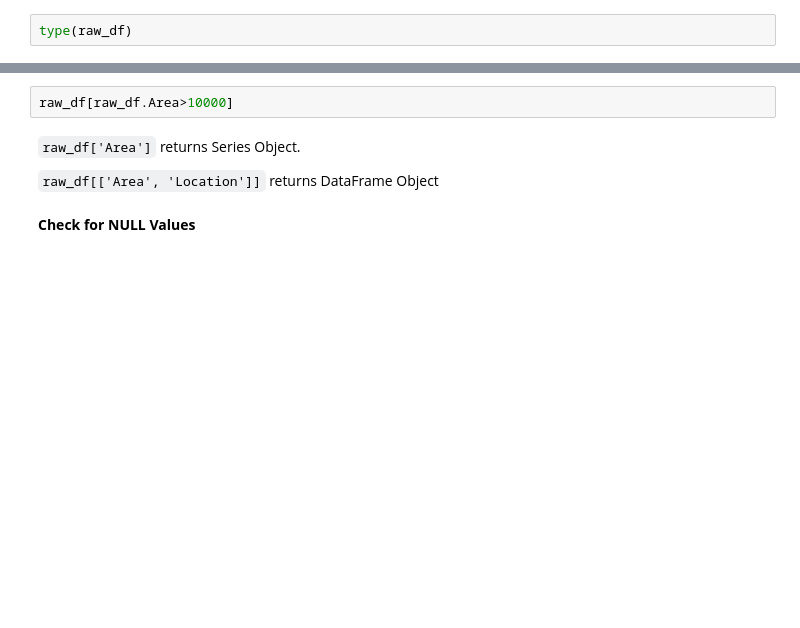
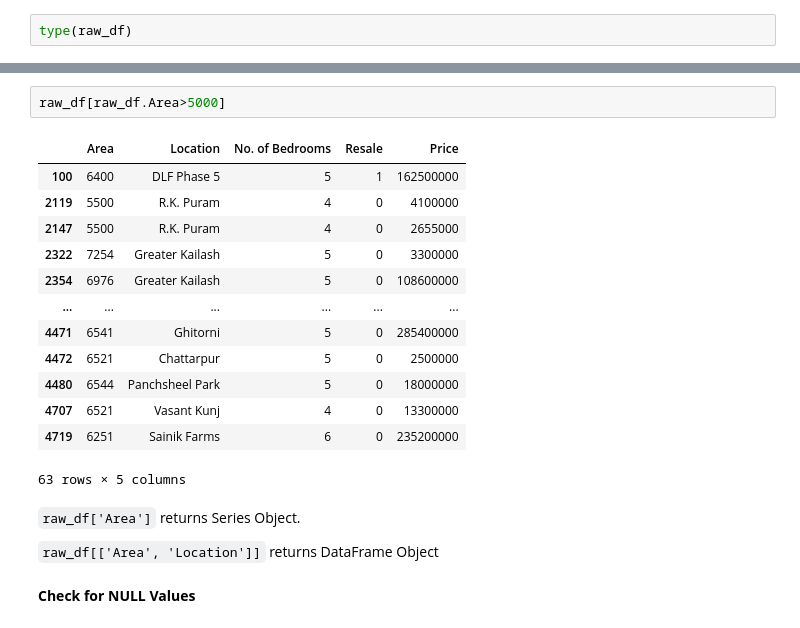
Before and after one commit to Parth0330/AI-ipynb, a Jupyter notebook: 04kaggleDataExploration.ipynb, the cells around one changed output, grey strips where cells are left out. Drawn from its saved outputs; the diff is of its cells as text; blank space fills up the shorter version.

```diff
--- a/04kaggleDataExploration.ipynb
+++ b/04kaggleDataExploration.ipynb
@@ -136,5 +228,19 @@ raw_df.Area>100
 # %%
-raw_df[raw_df.Area>10000]
+raw_df[raw_df.Area>5000]
+# %% [output]
+|  | Area | Location | No. of Bedrooms | Resale | Price |
+| 100 | 6400 | DLF Phase 5 | 5 | 1 | 162500000 |
+| 2119 | 5500 | R.K. Puram | 4 | 0 | 4100000 |
+| 2147 | 5500 | R.K. Puram | 4 | 0 | 2655000 |
+| 2322 | 7254 | Greater Kailash | 5 | 0 | 3300000 |
+| 2354 | 6976 | Greater Kailash | 5 | 0 | 108600000 |
+| ... | ... | ... | ... | ... | ... |
+| 4471 | 6541 | Ghitorni | 5 | 0 | 285400000 |
+| 4472 | 6521 | Chattarpur | 5 | 0 | 2500000 |
+| 4480 | 6544 | Panchsheel Park | 5 | 0 | 18000000 |
+| 4707 | 6521 | Vasant Kunj | 4 | 0 | 13300000 |
+| 4719 | 6251 | Sainik Farms | 6 | 0 | 235200000 |
+63 rows × 5 columns
 # %% [markdown]
 `raw_df['Area']` returns Series Object.
 
```
Also changed, not shown: parts of 25 cells of this notebook.
